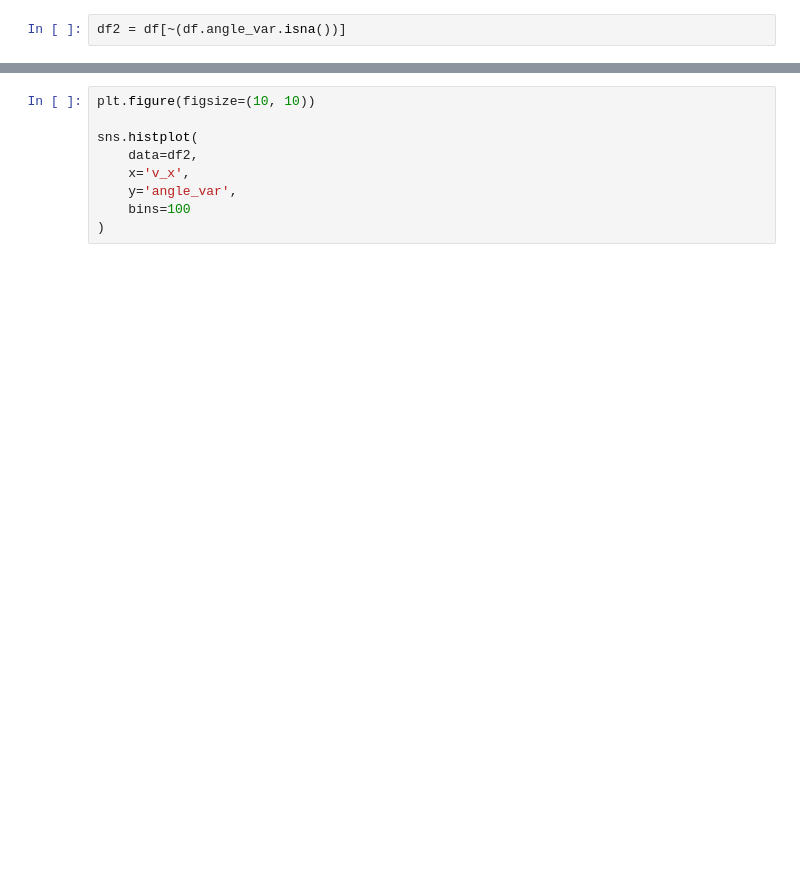
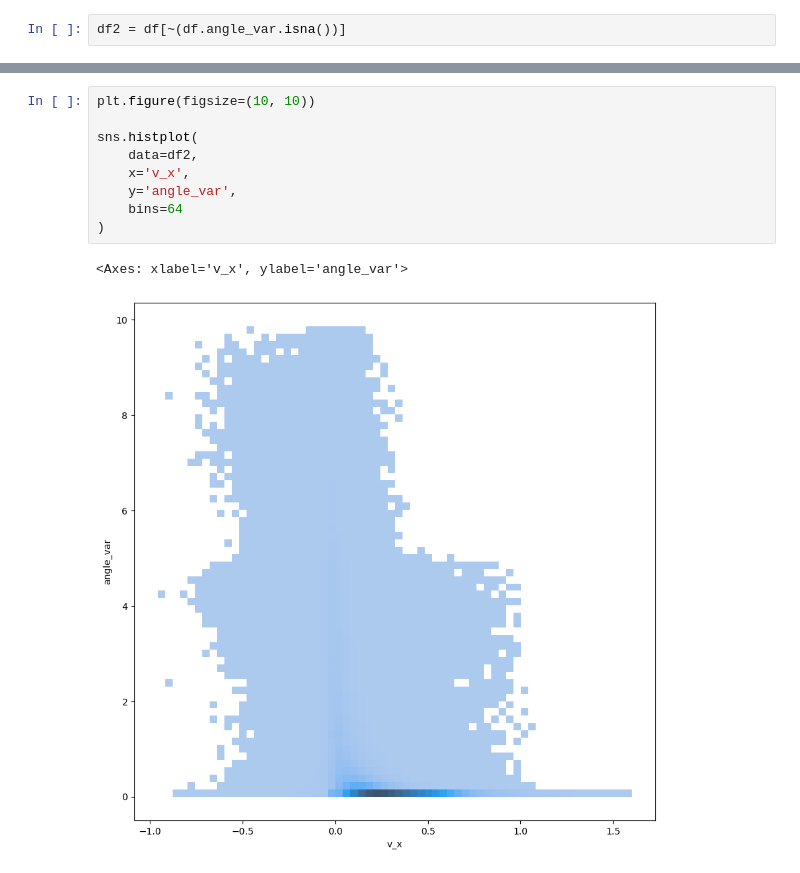
Before and after one commit to hfluke/PIV_UWRL, a Jupyter notebook: UWRL_analysis_anglevar.ipynb, the cells around one changed output, grey strips where cells are left out. Drawn from its saved outputs; the diff is of its cells as text; blank space fills up the shorter version.

```diff
--- a/UWRL_analysis_anglevar.ipynb
+++ b/UWRL_analysis_anglevar.ipynb
@@ -62,12 +107,15 @@ sns.histplot(
 # %%
 plt.figure(figsize=(10, 10))
 
 sns.histplot(
     data=df2,
     x='v_x',
     y='angle_var',
-    bins=100
+    bins=64
 )
+# %% [output]
+<Axes: xlabel='v_x', ylabel='angle_var'>
+[figure, added]
 # %%
 plt.figure(figsize=(10, 10))
 
```
Also changed, not shown: parts of 15 cells of this notebook, 1 other file.
